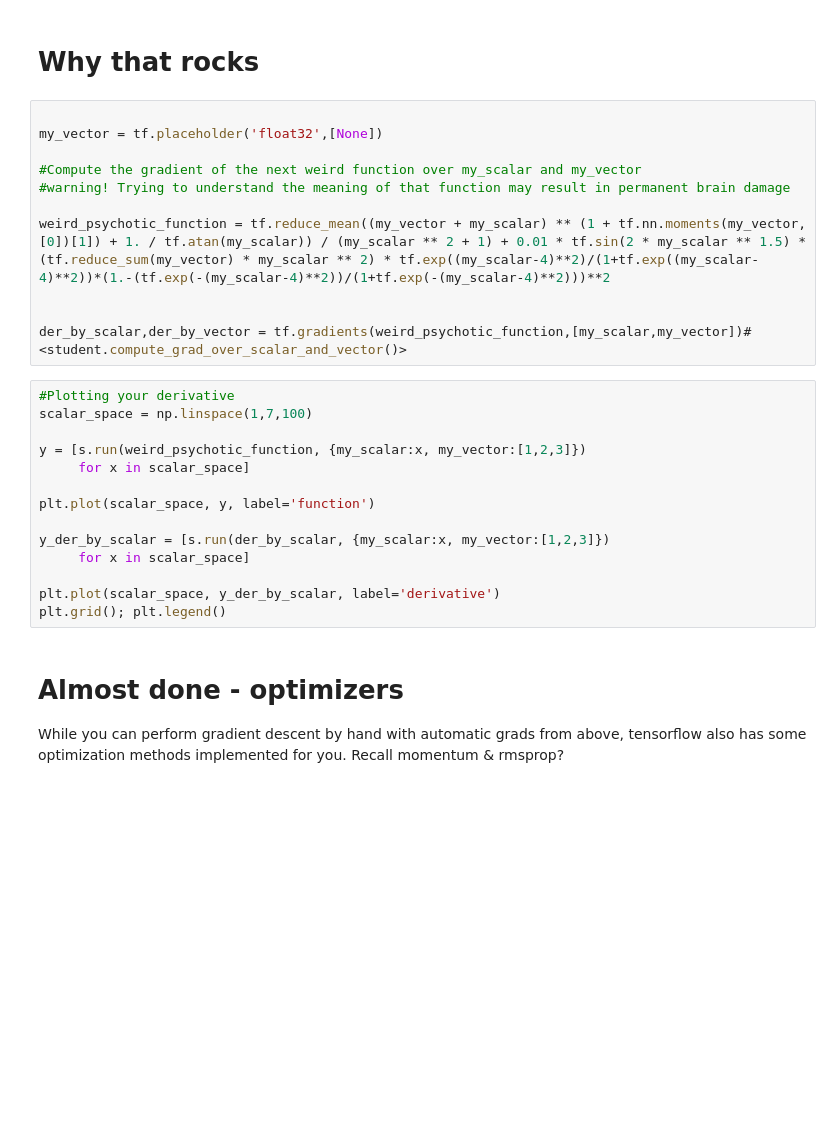
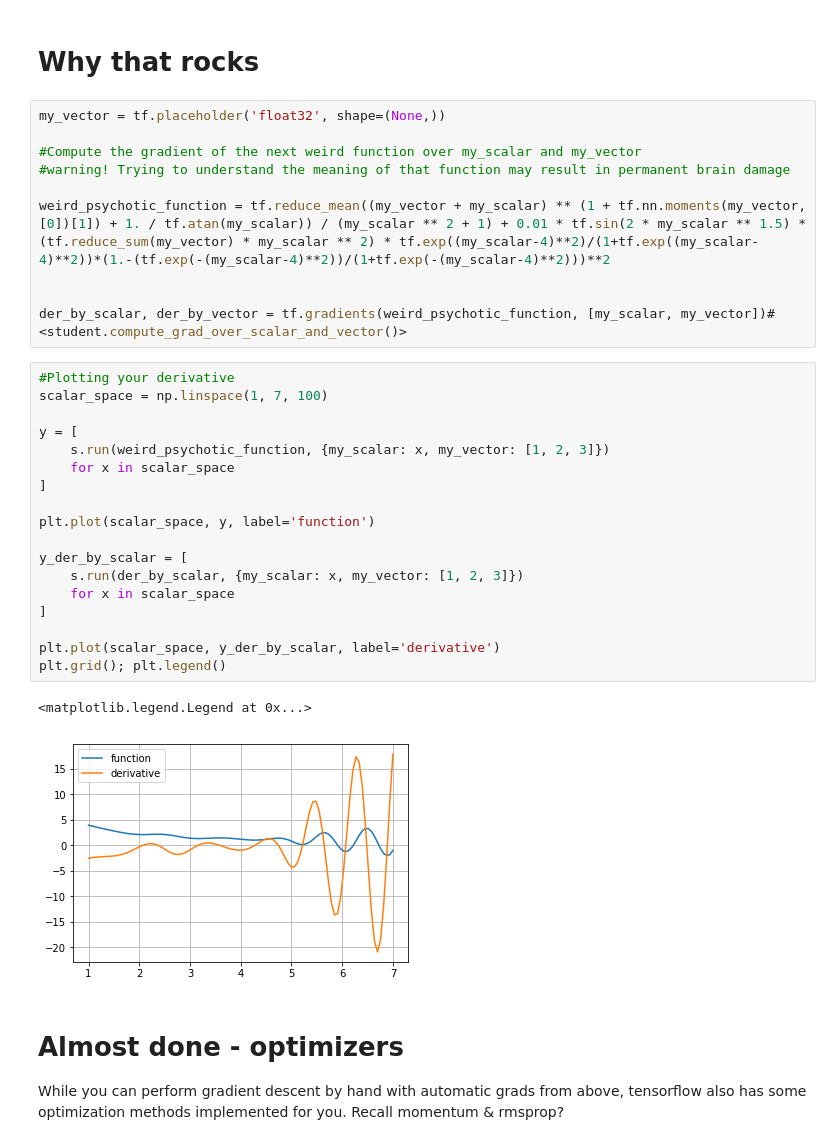
Before and after one commit to PKoshkin/DAS_NLP, a Jupyter notebook: homework/4/part_1/Seminar_tf_clean.ipynb, the cells around one changed output. Saved outputs shown, nothing was run; the diff lists cells and outputs as text; blank space fills up the shorter version.

```diff
--- a/homework/4/part_1/Seminar_tf_clean.ipynb
+++ b/homework/4/part_1/Seminar_tf_clean.ipynb
@@ -238,8 +268,7 @@ plt.legend()
 # %% [markdown]
 # Why that rocks
 # %%
-
-my_vector = tf.placeholder('float32',[None])
+my_vector = tf.placeholder('float32', shape=(None,))
 
 #Compute the gradient of the next weird function over my_scalar and my_vector
 #warning! Trying to understand the meaning of that function may result in permanent brain damage
@@ -247,21 +276,28 @@ my_vector = tf.placeholder('float32',[None])
 weird_psychotic_function = tf.reduce_mean((my_vector + my_scalar) ** (1 + tf.nn.moments(my_vector, [0])[1]) + 1. / tf.atan(my_scalar)) / (my_scalar ** 2 + 1) + 0.01 * tf.sin(2 * my_scalar ** 1.5) * (tf.reduce_sum(my_vector) * my_scalar ** 2) * tf.exp((my_scalar-4)**2)/(1+tf.exp((my_scalar-4)**2))*(1.-(tf.exp(-(my_scalar-4)**2))/(1+tf.exp(-(my_scalar-4)**2)))**2
 
 
-der_by_scalar,der_by_vector = tf.gradients(weird_psychotic_function,[my_scalar,my_vector])#<student.compute_grad_over_scalar_and_vector()>
+der_by_scalar, der_by_vector = tf.gradients(weird_psychotic_function, [my_scalar, my_vector])#<student.compute_grad_over_scalar_and_vector()>
 # %%
 #Plotting your derivative
-scalar_space = np.linspace(1,7,100)
+scalar_space = np.linspace(1, 7, 100)
 
-y = [s.run(weird_psychotic_function, {my_scalar:x, my_vector:[1,2,3]})
-     for x in scalar_space]
+y = [
+    s.run(weird_psychotic_function, {my_scalar: x, my_vector: [1, 2, 3]})
+    for x in scalar_space
+]
 
 plt.plot(scalar_space, y, label='function')
 
-y_der_by_scalar = [s.run(der_by_scalar, {my_scalar:x, my_vector:[1,2,3]})
-     for x in scalar_space]
+y_der_by_scalar = [
+    s.run(der_by_scalar, {my_scalar: x, my_vector: [1, 2, 3]})
+    for x in scalar_space
+]
 
 plt.plot(scalar_space, y_der_by_scalar, label='derivative')
 plt.grid(); plt.legend()
+# %% [output]
+<matplotlib.legend.Legend at 0x...>
+[figure, added]
 # %% [markdown]
 # Almost done - optimizers
 
```
Also changed, not shown: parts of 30 cells of this notebook.
